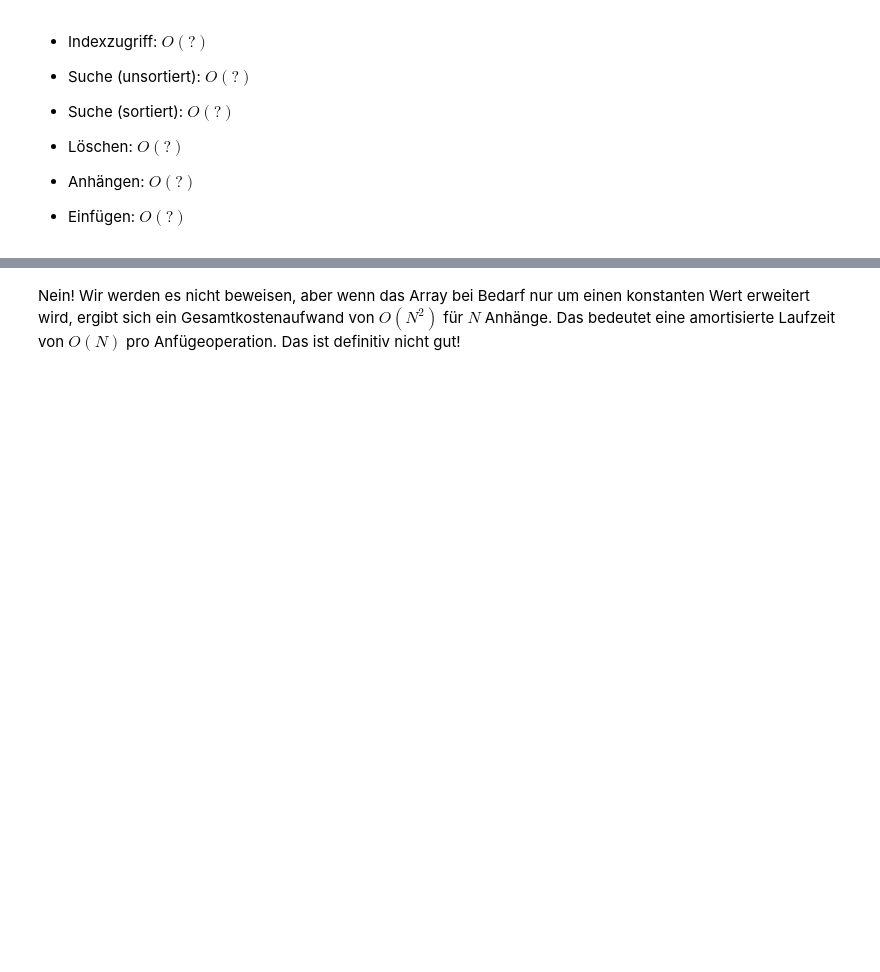
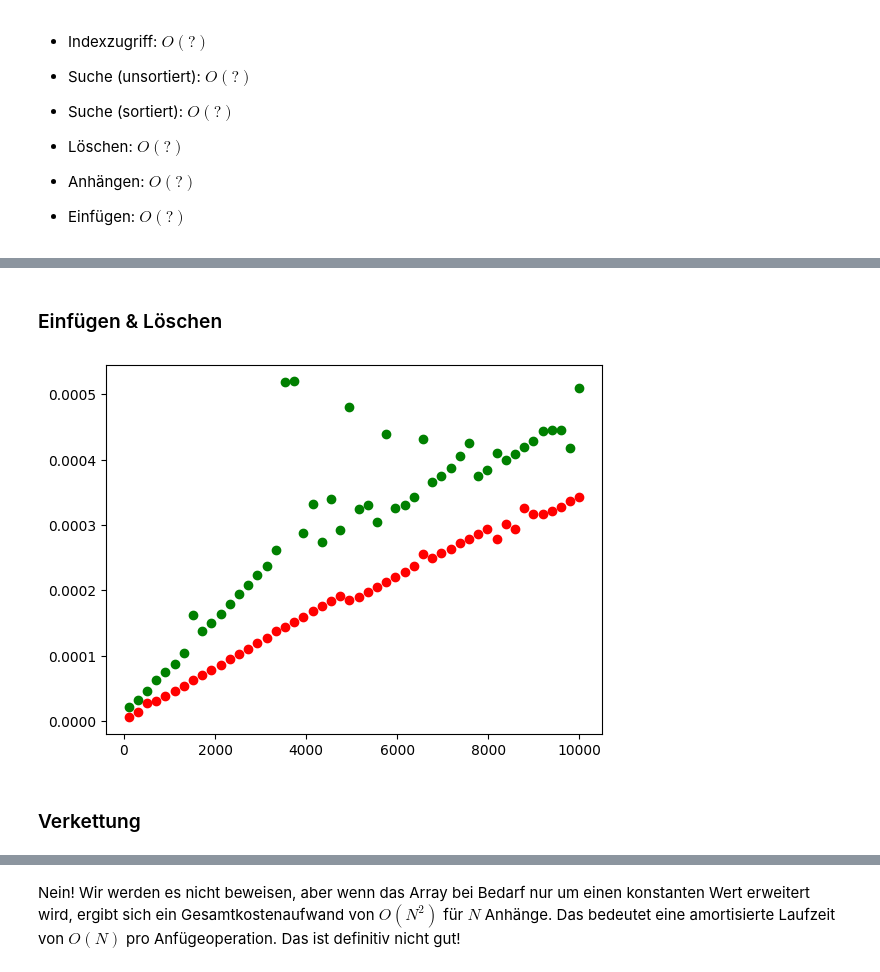
Before and after one commit to arthurvetter/algorithmenunddatenstrukturen, a Jupyter notebook: 06-array-list.ipynb, the cells around one changed output, grey strips where cells are left out. Cells and saved outputs as stored; diff of their text form; code cells hidden in the pictures; blank space fills up the shorter version.

```diff
--- a/06-array-list.ipynb
+++ b/06-array-list.ipynb
@@ -272,0 +308,23 @@ len(l)
+# %% [markdown]
+### Einfügen & Löschen
+# %%
+ns = np.linspace(100, 10000, 50, dtype=int)
+
+# timing insertion at front
+ins_ts = [timeit('lst.insert(0, None)',
+                 setup=f'lst = list(range({n}))',
+                 number=100)
+          for n in ns]
+
+# timing deletion at front
+del_ts = [timeit('del lst[0]',
+                 setup=f'lst = list(range({n}))',
+                 number=100)
+          for n in ns]
+
+plt.plot(ns, ins_ts, 'go')
+plt.plot(ns, del_ts, 'ro');
+# %% [output]
+[figure, added]
+# %% [markdown]
+### Verkettung
```
Also changed, not shown: parts of 12 cells of this notebook.
